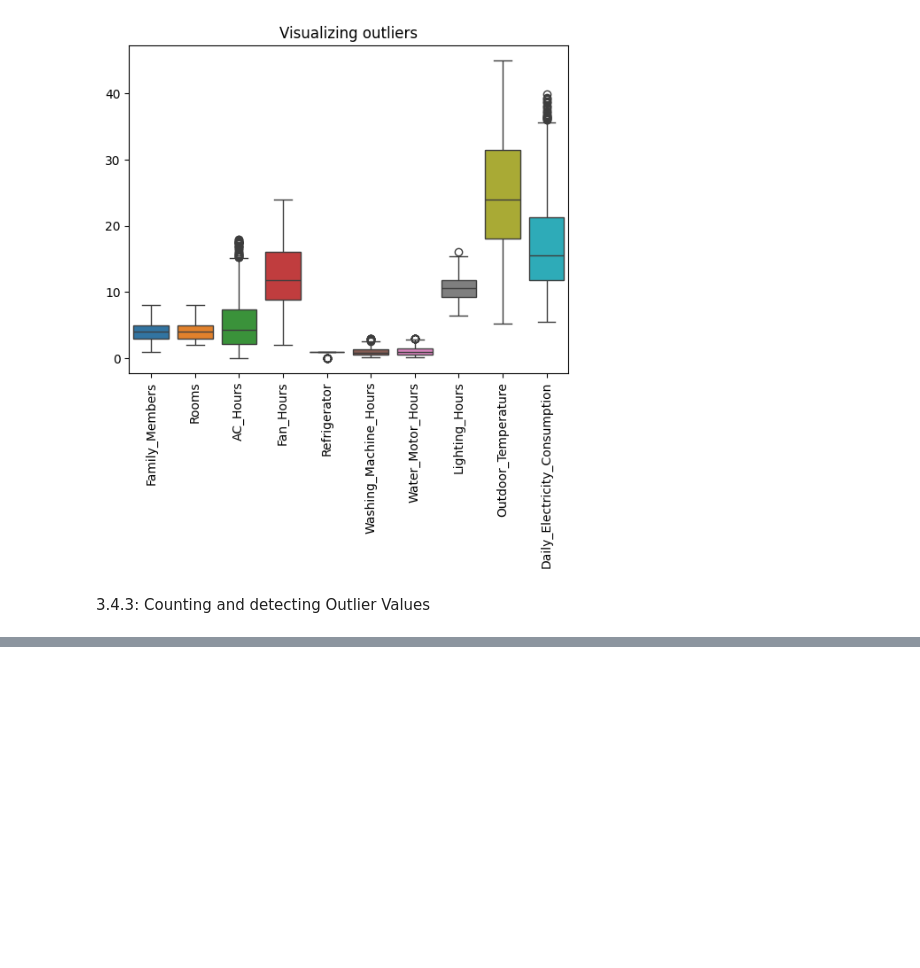
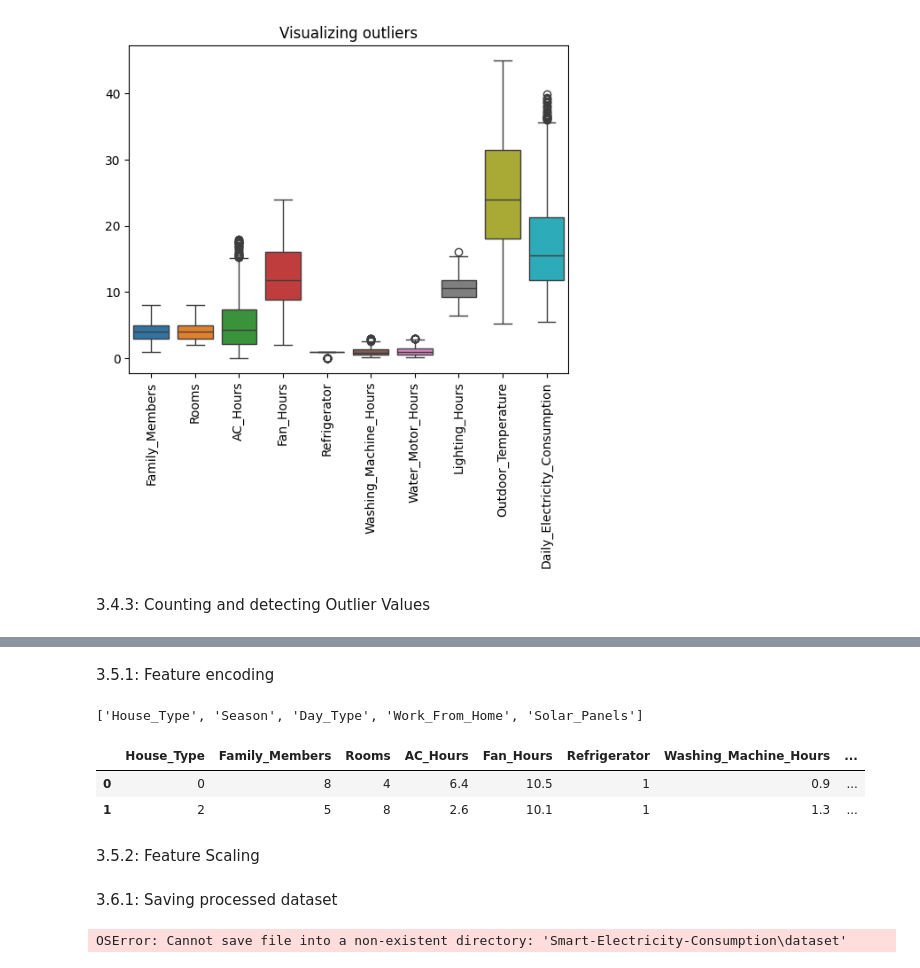
Before and after one commit to mudasir1144/Smart_electricity_consumption, a Jupyter notebook: Smart-Electricity-Consumption/notebooks/01_EDA.ipynb, the cells around one changed output, grey strips where cells are left out. Saved outputs shown, nothing was run; the diff lists cells and outputs as text; code cells hidden in the pictures; blank space fills up the shorter version.

Commit message:
Saved Processed data

```diff
--- a/Smart-Electricity-Consumption/notebooks/01_EDA.ipynb
+++ b/Smart-Electricity-Consumption/notebooks/01_EDA.ipynb
@@ -218,0 +242,20 @@ def detect_outliers(dataframe , columns):
+# %% [markdown]
+3.5.1: Feature encoding
+# %%
+categorical_cols = dataset.select_dtypes(include=['object']).columns.tolist()
+categorical_cols
+# %% [output]
+['House_Type', 'Season', 'Day_Type', 'Work_From_Home', 'Solar_Panels']
+# %%
+from sklearn.preprocessing import LabelEncoder
+label_encoder = LabelEncoder()
+for column in categorical_cols:
+    dataset[column]=label_encoder.fit_transform(dataset[column])
+
+dataset.head(2)
+# %% [output]
+|  | House_Type | Family_Members | Rooms | AC_Hours | Fan_Hours | Refrigerator | Washing_Machine_Hours | ... |
+| 0 | 0 | 8 | 4 | 6.4 | 10.5 | 1 | 0.9 | ... |
+| 1 | 2 | 5 | 8 | 2.6 | 10.1 | 1 | 1.3 | ... |
+# %% [markdown]
+3.5.2: Feature Scaling
@@ -218,0 +269,9 @@ def detect_outliers(dataframe , columns):
+# %% [markdown]
+3.6.1: Saving processed dataset
+# %%
+processed_data = X_scaled.copy()
+processed_data['Daily_Electricity_Consumption'] = Y
+
+processed_data.to_csv('Smart-Electricity-Consumption\\dataset\\processed_data.csv',index=False)
+# %% [output]
+OSError: Cannot save file into a non-existent directory: 'Smart-Electricity-Consumption\dataset'
```
Also changed, not shown: parts of 2 cells of this notebook, 1 other file.
